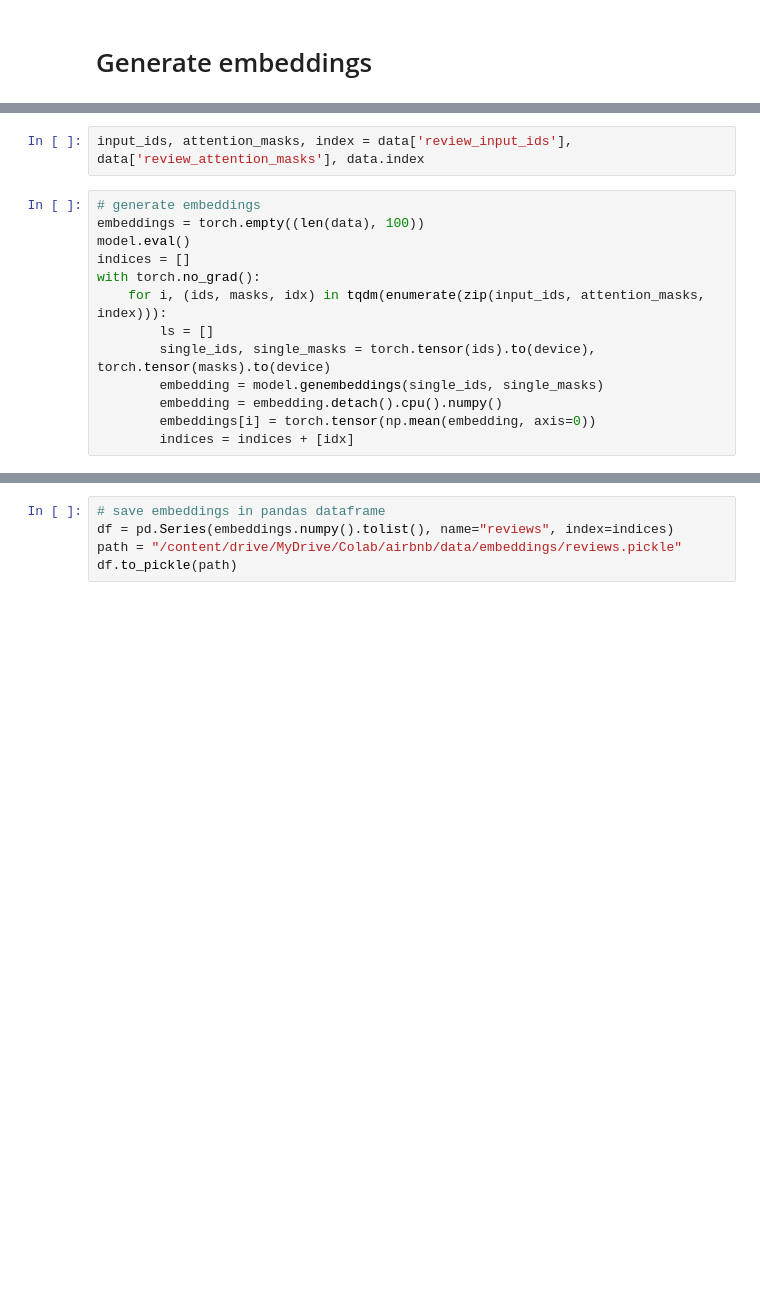
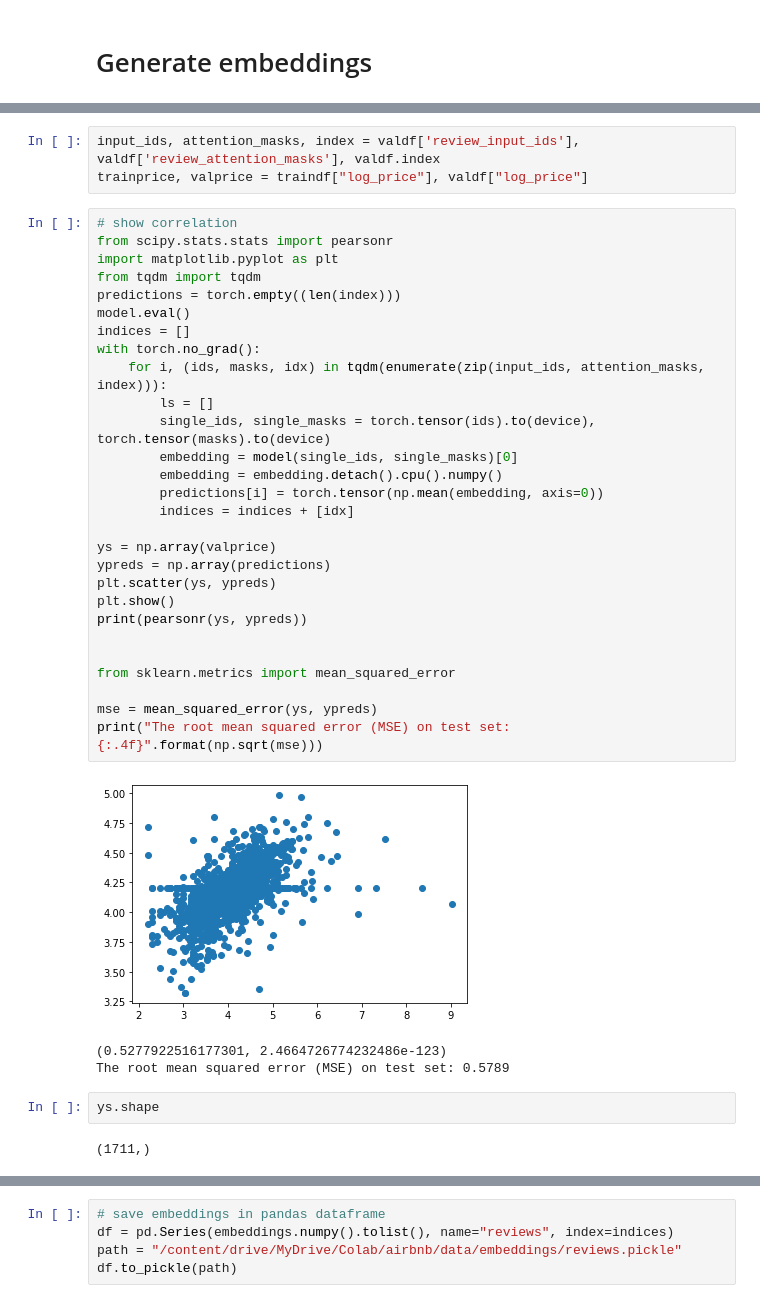
Before and after one commit to dernameistegal/airbnb_price, a Jupyter notebook: model_reviews.ipynb, the cells around one changed output, grey strips where cells are left out. Saved outputs shown, nothing was run; the diff lists cells and outputs as text; blank space fills up the shorter version.

```diff
--- a/model_reviews.ipynb
+++ b/model_reviews.ipynb
@@ -280,17 +282,41 @@ Some weights of the model checkpoint at bert-base-uncased were not used when ini
 - This IS expected if you are initializing BertModel from the checkpoint of a model trained on another task or with another architecture (e.g. initializing a BertForSequenceClassification model from a ...
 - This IS NOT expected if you are initializing BertModel from the checkpoint of a model that you expect to be exactly identical (initializing a BertForSequenceClassification model from a BertForSequen ...
 # %%
-input_ids, attention_masks, index = data['review_input_ids'], data['review_attention_masks'], data.index
+input_ids, attention_masks, index = valdf['review_input_ids'], valdf['review_attention_masks'], valdf.index
+trainprice, valprice = traindf["log_price"], valdf["log_price"]
 # %%
-# generate embeddings
-embeddings = torch.empty((len(data), 100))
+# show correlation
+from scipy.stats.stats import pearsonr
+import matplotlib.pyplot as plt
+from tqdm import tqdm
+predictions = torch.empty((len(index)))
 model.eval()
 indices = []
 with torch.no_grad():
     for i, (ids, masks, idx) in tqdm(enumerate(zip(input_ids, attention_masks, index))):
         ls = []
         single_ids, single_masks = torch.tensor(ids).to(device), torch.tensor(masks).to(device)
-        embedding = model.genembeddings(single_ids, single_masks)
+        embedding = model(single_ids, single_masks)[0]
         embedding = embedding.detach().cpu().numpy()
-        embeddings[i] = torch.tensor(np.mean(embedding, axis=0))
+        predictions[i] = torch.tensor(np.mean(embedding, axis=0))
         indices = indices + [idx]
+
+ys = np.array(valprice)
+ypreds = np.array(predictions)
+plt.scatter(ys, ypreds)
+plt.show()
+print(pearsonr(ys, ypreds))
+
+
+from sklearn.metrics import mean_squared_error
+
+mse = mean_squared_error(ys, ypreds)
+print("The root mean squared error (MSE) on test set: {:.4f}".format(np.sqrt(mse)))
+# %% [output]
+[figure, added]
+(0.5277922516177301, 2.4664726774232486e-123)
+The root mean squared error (MSE) on test set: 0.5789
+# %%
+ys.shape
+# %% [output]
+(1711,)
```
Also changed, not shown: parts of 11 cells of this notebook.
